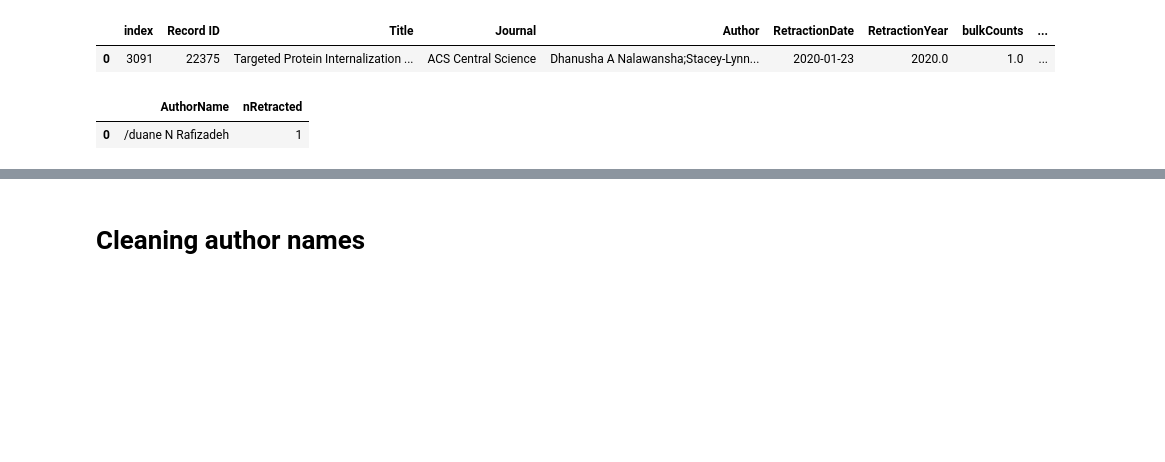
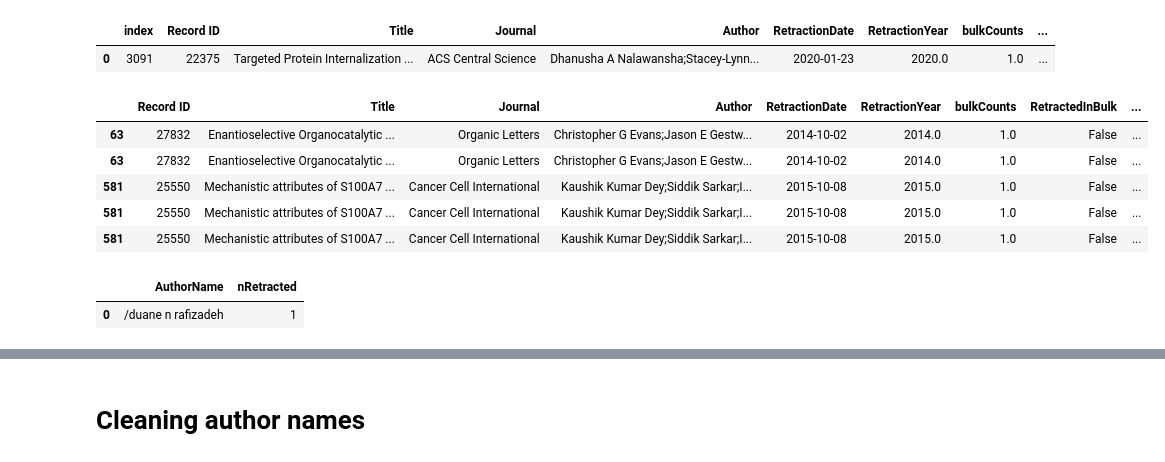
Before and after one commit to samemon/retraction_effects_on_academic_careers, a Jupyter notebook: code/preprocessing/1a.extract_repeated_offenders.ipynb, the cells around one changed output, grey strips where cells are left out. Cells and saved outputs as stored; diff of their text form; code cells hidden in the pictures; blank space fills up the shorter version.

```diff
--- a/code/preprocessing/1a.extract_repeated_offenders.ipynb
+++ b/code/preprocessing/1a.extract_repeated_offenders.ipynb
@@ -76,7 +76,7 @@ df_rw2['AuthorName'] = df_rw2['Author'].str.split(';')
 df_exploded = df_rw2.explode('AuthorName')
 
 # Removing empty authors
-df_exploded['AuthorName'] = df_exploded['AuthorName'].str.strip()
+df_exploded['AuthorName'] = df_exploded['AuthorName'].str.strip().str.lower()
 df_exploded = df_exploded[df_exploded['AuthorName'].ne('') &
                          ~df_exploded['AuthorName'].isna()]
 
@@ -85,6 +85,72 @@ df_exploded.sort_values(by='AuthorName').reset_index().head(1)
 # %% [output]
 |  | index | Record ID | Title | Journal | Author | RetractionDate | RetractionYear | bulkCounts | ... |
 | 0 | 3091 | 22375 | Targeted Protein Internalization ... | ACS Central Science | Dhanusha A Nalawansha;Stacey-Lynn... | 2020-01-23 | 2020.0 | 1.0 | ... |
+# %%
+# Before we move, we will change some names
+# These names were matched in MAG, but there is a weird problem
+"""
+The problem is when identifying repeated offenders,
+we are doing author disambiguation in RW, and we put the
+fuzzy matching score to be 96 or above as criteria,
+but there are names that do not fit this criteria but are still the same authors.
+So these authors remain disambiguated in RW.
+What happens then is that when I do fuzzy matching of names in MAG to match RW authors to MAG authors,
+two authors who have not been disambiguated get matched to the same
+MAG author. In other words, both names in RW are in close match with
+the MAG author name, but not with each other.
+So we will just change these names here for simplicity
+"""
+
+
+rw_to_mag_authorname = {"angela d'angelo": 'angela dangelo',
+ 'angela dâ€™angelo': 'angela dangelo',
+ 'li bin': 'bin li',
+ 'bin li': 'bin li',
+ 'chenhui qiao': 'chenhui qiao',
+ 'qiao chenhui': 'chenhui qiao',
+ 'clement asiedu': 'clement asiedu',
+ 'clement k asiedu': 'clement asiedu',
+ 'dong hee shin': 'donghee shin',
+ 'dong-hee shin': 'donghee shin',
+ 'eric poehlman': 'eric t poehlman',
+ 'eric t poehlman': 'eric t poehlman',
+ 'hyung in moon': 'hyungin moon',
+ 'hyung-in moon': 'hyungin moon',
+ 'jiahong xia': 'jiahong xia',
+ 'xia jiahong': 'jiahong xia',
+ 'jing chen': 'jing chen',
+ 'chen jing': 'jing chen',
+ 'jose a martinez': 'jose a martinez',
+ 'jose martinez': 'jose a martinez',
+ 'zhang kailun': 'kailun zhang',
+ 'kailun zhang': 'kailun zhang',
+ 'kyung-hee paek': 'kyung hee paek',
+ 'kyung hee paek': 'kyung hee paek',
+ 'lian-da li': 'lianda li',
+ 'lianda li': 'lianda li',
+ 'limao wu': 'limao wu',
+ 'li-mao wu': 'limao wu',
+ 'lu zhang': 'lu zhang',
+ 'l zhang': 'lu zhang',
+ 'mi sun kim': 'misun kim',
+ 'mi-sun kim': 'misun kim',
+ 'ning li': 'ning li',
+ 'li ning': 'ning li',
+ 'roland h mertelsmann': 'roland mertelsmann',
+ 'roland mertelsmann': 'roland mertelsmann',
+ 'yu liu': 'yu liu',
+ 'y liu': 'yu liu'}
+
+
+df_exploded['AuthorName']=df_exploded['AuthorName'].replace(rw_to_mag_authorname)
+df_exploded.head()
+# %% [output]
+|  | Record ID | Title | Journal | Author | RetractionDate | RetractionYear | bulkCounts | RetractedInBulk | ... |
+| 63 | 27832 | Enantioselective Organocatalytic ... | Organic Letters | Christopher G Evans;Jason E Gestw... | 2014-10-02 | 2014.0 | 1.0 | False | ... |
+| 63 | 27832 | Enantioselective Organocatalytic ... | Organic Letters | Christopher G Evans;Jason E Gestw... | 2014-10-02 | 2014.0 | 1.0 | False | ... |
+| 581 | 25550 | Mechanistic attributes of S100A7 ... | Cancer Cell International | Kaushik Kumar Dey;Siddik Sarkar;I... | 2015-10-08 | 2015.0 | 1.0 | False | ... |
+| 581 | 25550 | Mechanistic attributes of S100A7 ... | Cancer Cell International | Kaushik Kumar Dey;Siddik Sarkar;I... | 2015-10-08 | 2015.0 | 1.0 | False | ... |
+| 581 | 25550 | Mechanistic attributes of S100A7 ... | Cancer Cell International | Kaushik Kumar Dey;Siddik Sarkar;I... | 2015-10-08 | 2015.0 | 1.0 | False | ... |
 # %%
 # Identifying authors that were retracted multiple times
 
@@ -95,7 +161,7 @@ df_numRetracted = df_exploded.groupby('AuthorName')['Record ID'].nunique().reset
 df_numRetracted.head(1)
 # %% [output]
 |  | AuthorName | nRetracted |
-| 0 | /duane N Rafizadeh | 1 |
+| 0 | /duane n rafizadeh | 1 |
 # %%
 # Printing authors will multiple retractions
 df_numRetracted[df_numRetracted['nRetracted'].gt(1)]
```
Also changed, not shown: parts of 9 cells of this notebook.
